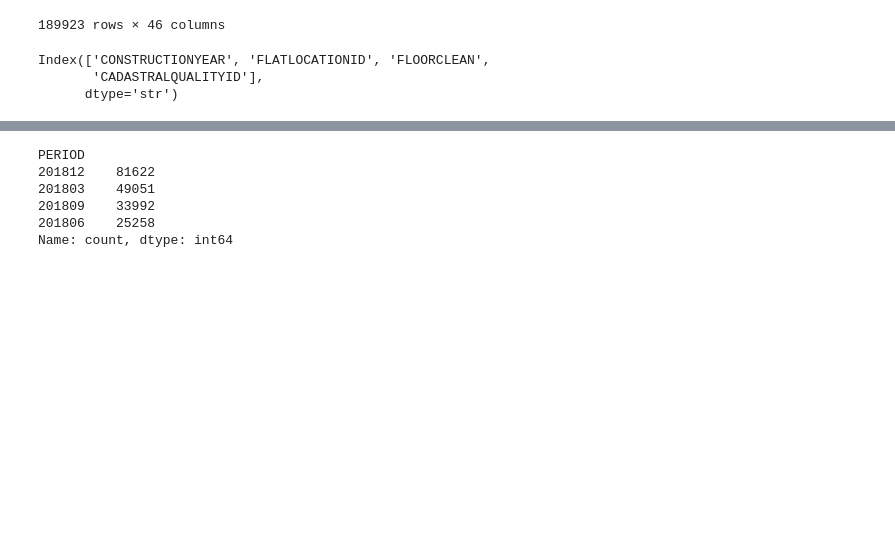
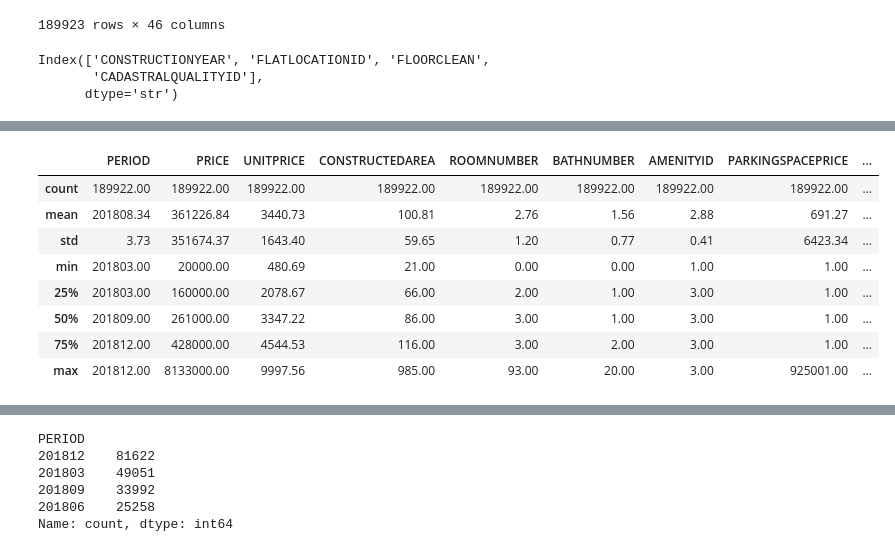
Before and after one commit to LucasDR140603/Proyecto-Idealista, a Jupyter notebook: 01_limpieza_eda.ipynb, the cells around one changed output, grey strips where cells are left out. Cells and saved outputs as stored; diff of their text form; code cells hidden in the pictures; blank space fills up the shorter version.

```diff
--- a/01_limpieza_eda.ipynb
+++ b/01_limpieza_eda.ipynb
@@ -86,0 +112,12 @@ df
+# %%
+df.describe().round(2)
+# %% [output]
+|  | PERIOD | PRICE | UNITPRICE | CONSTRUCTEDAREA | ROOMNUMBER | BATHNUMBER | AMENITYID | PARKINGSPACEPRICE | ... |
+| count | 189922.00 | 189922.00 | 189922.00 | 189922.00 | 189922.00 | 189922.00 | 189922.00 | 189922.00 | ... |
+| mean | 201808.34 | 361226.84 | 3440.73 | 100.81 | 2.76 | 1.56 | 2.88 | 691.27 | ... |
+| std | 3.73 | 351674.37 | 1643.40 | 59.65 | 1.20 | 0.77 | 0.41 | 6423.34 | ... |
+| min | 201803.00 | 20000.00 | 480.69 | 21.00 | 0.00 | 0.00 | 1.00 | 1.00 | ... |
+| 25% | 201803.00 | 160000.00 | 2078.67 | 66.00 | 2.00 | 1.00 | 3.00 | 1.00 | ... |
+| 50% | 201809.00 | 261000.00 | 3347.22 | 86.00 | 3.00 | 1.00 | 3.00 | 1.00 | ... |
+| 75% | 201812.00 | 428000.00 | 4544.53 | 116.00 | 3.00 | 2.00 | 3.00 | 1.00 | ... |
+| max | 201812.00 | 8133000.00 | 9997.56 | 985.00 | 93.00 | 20.00 | 3.00 | 925001.00 | ... |
```
Also changed, not shown: parts of 17 cells of this notebook, 1 other file.
